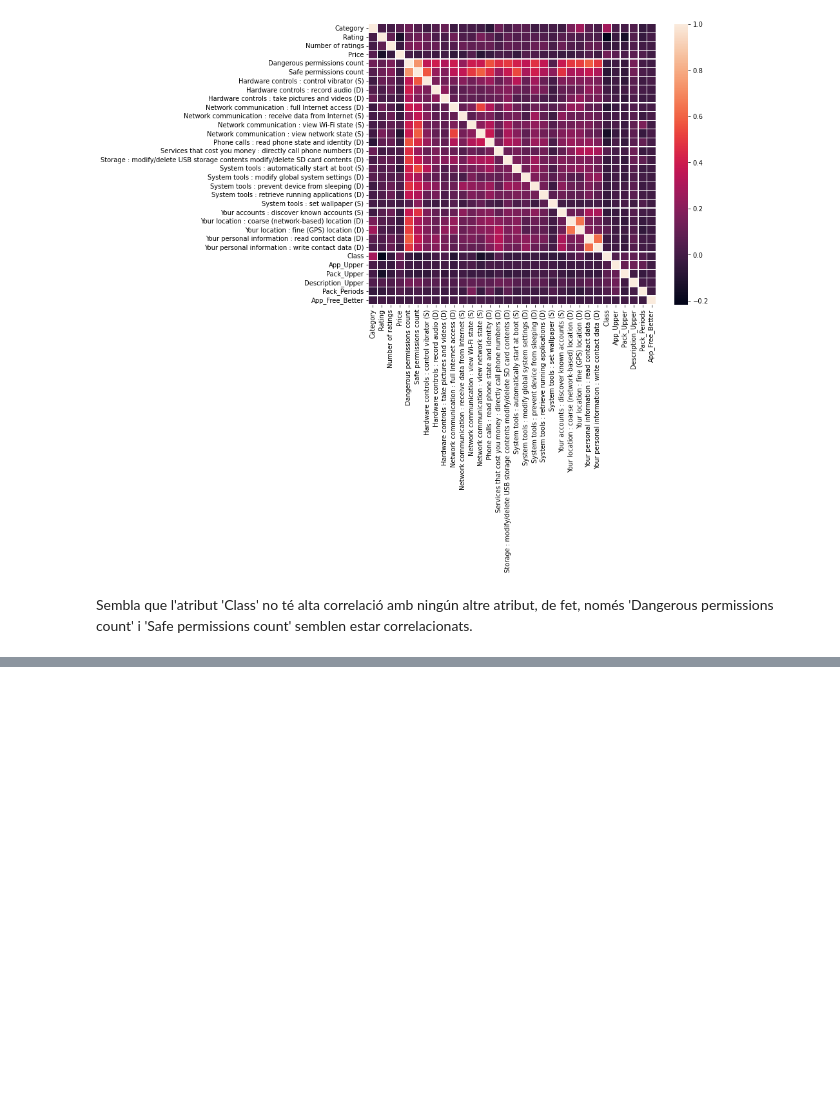
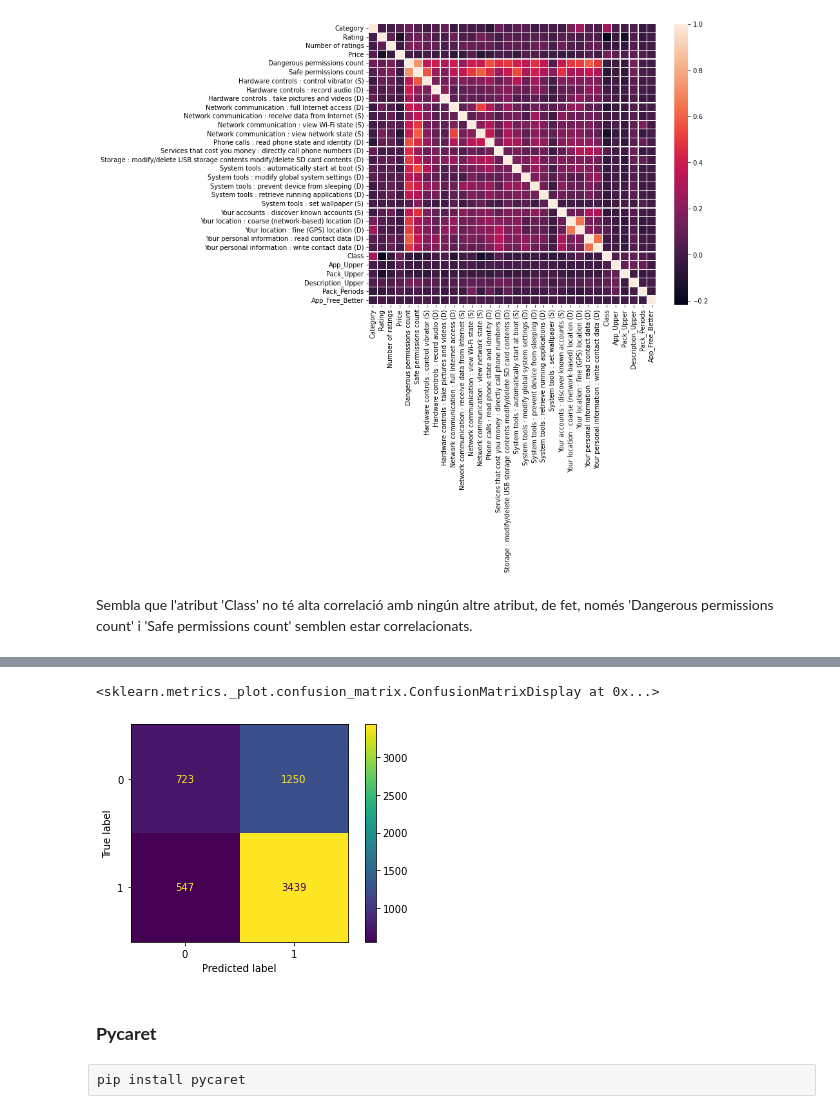
Before and after one commit to isotopi/Android_Permission, a Jupyter notebook: notebooks/android_permission.ipynb, the cells around one changed output, grey strips where cells are left out. Drawn from its saved outputs; the diff is of its cells as text; code cells hidden in the pictures; blank space fills up the shorter version.

```diff
--- a/notebooks/android_permission.ipynb
+++ b/notebooks/android_permission.ipynb
@@ -159,0 +166,5 @@ Sembla que l'atribut 'Class' no té alta correlació amb ningún altre atribut,
+# %%
+X = df.drop('Class', axis = 1)
+y = df['Class']
+## Provar amb els 3
+X_train, X_test, y_train, y_test = train_test_split(X, y, test_size = 0.2, random_state = 101)
@@ -159,0 +186,3 @@ Sembla que l'atribut 'Class' no té alta correlació amb ningún altre atribut,
+# %%
+rc = RidgeClassifier(alpha = 0, class_weight=None, solver = 'cholesky')
+rc.fit(X_train, y_train)
@@ -159,0 +206,9 @@ Sembla que l'atribut 'Class' no té alta correlació amb ningún altre atribut,
+# %%
+plot_confusion_matrix(rc, X_test, y_test)
+# %% [output]
+<sklearn.metrics._plot.confusion_matrix.ConfusionMatrixDisplay at 0x...>
+[figure, added]
+# %% [markdown]
+### **Pycaret**
+# %% [raw]
+pip install pycaret
```
Also changed, not shown: parts of 26 cells of this notebook.
